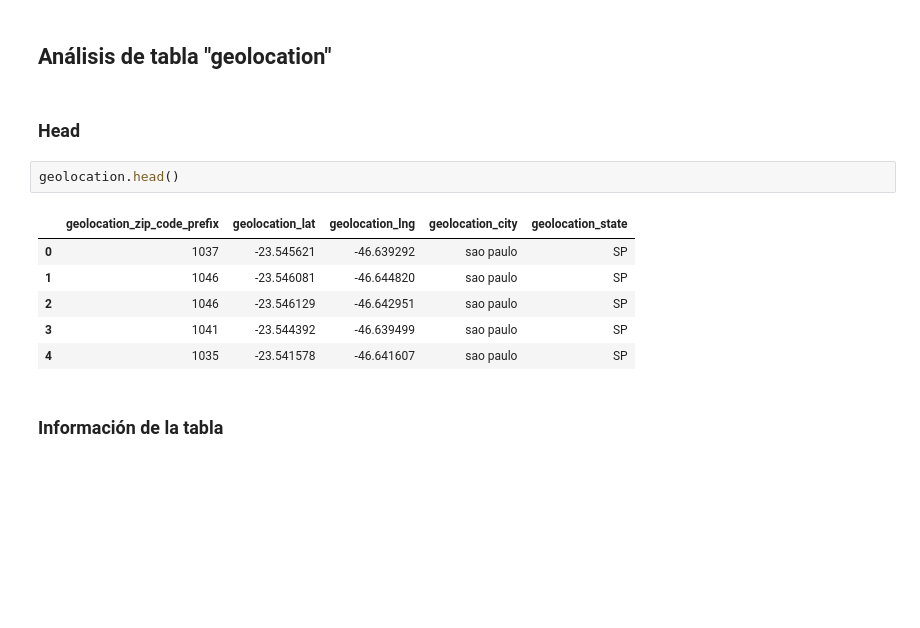
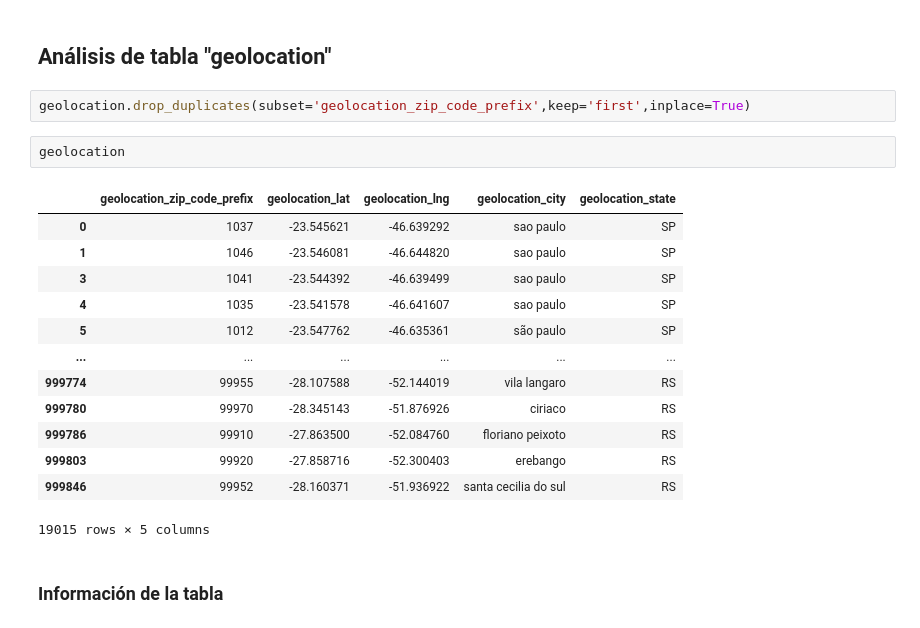
Before and after one commit to damul90/PF_data05, a Jupyter notebook: ETL_EDA.ipynb, the cells around one changed output. Drawn from its saved outputs; the diff is of its cells as text; blank space fills up the shorter version.

```diff
--- a/ETL_EDA.ipynb
+++ b/ETL_EDA.ipynb
@@ -388,17 +411,24 @@ RR       46
 Name: customer_state, dtype: int64
 # %% [markdown]
 ## Análisis de tabla "geolocation"
-# %% [markdown]
-### Head
+# %%
+geolocation.drop_duplicates(subset='geolocation_zip_code_prefix',keep='first',inplace=True)
 # %%
-geolocation.head()
+geolocation
 # %% [output]
 |  | geolocation_zip_code_prefix | geolocation_lat | geolocation_lng | geolocation_city | geolocation_state |
 | 0 | 1037 | -23.545621 | -46.639292 | sao paulo | SP |
 | 1 | 1046 | -23.546081 | -46.644820 | sao paulo | SP |
-| 2 | 1046 | -23.546129 | -46.642951 | sao paulo | SP |
 | 3 | 1041 | -23.544392 | -46.639499 | sao paulo | SP |
 | 4 | 1035 | -23.541578 | -46.641607 | sao paulo | SP |
+| 5 | 1012 | -23.547762 | -46.635361 | são paulo | SP |
+| ... | ... | ... | ... | ... | ... |
+| 999774 | 99955 | -28.107588 | -52.144019 | vila langaro | RS |
+| 999780 | 99970 | -28.345143 | -51.876926 | ciriaco | RS |
+| 999786 | 99910 | -27.863500 | -52.084760 | floriano peixoto | RS |
+| 999803 | 99920 | -27.858716 | -52.300403 | erebango | RS |
+| 999846 | 99952 | -28.160371 | -51.936922 | santa cecilia do sul | RS |
+19015 rows × 5 columns
 # %% [markdown]
 ### Información de la tabla
 # %%
```
Also changed, not shown: parts of 5 cells of this notebook, 2 other files.
